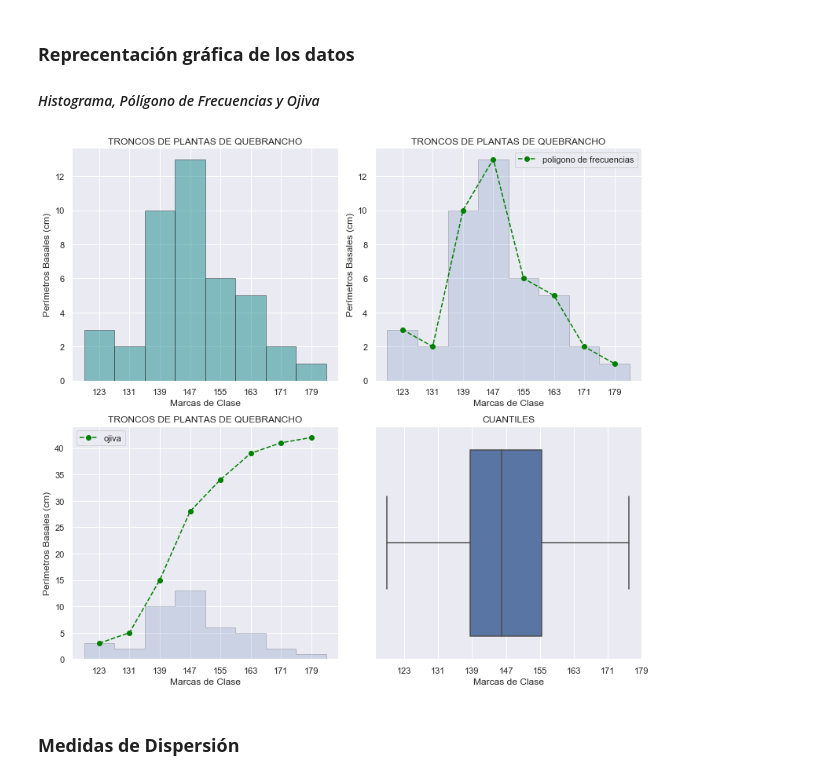
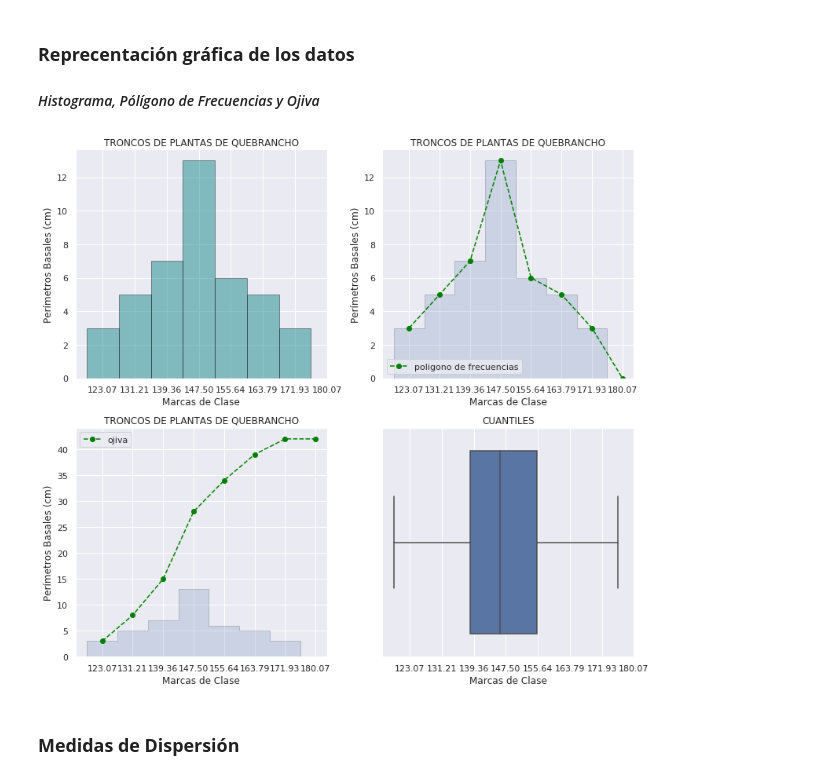
Before and after one commit to gisosdeb/ISP, a Jupyter notebook: statistic_unam/estadística_descriptiva/tareas/ejercicio_1.ipynb, the cells around one changed output. Saved outputs shown, nothing was run; the diff lists cells and outputs as text; code cells hidden in the pictures.

```diff
--- a/statistic_unam/estadística_descriptiva/tareas/ejercicio_1.ipynb
+++ b/statistic_unam/estadística_descriptiva/tareas/ejercicio_1.ipynb
@@ -37,7 +37,7 @@ Todas las medidas de posición son calculadas utilizando el objeto `np_datos` y
 listas = []
 datos=[]
 
-with open('data_monte_chaco.txt', newline='') as archivo:
+with open('data_ejercico_1.txt', newline='') as archivo:
     for linea in csv.reader(archivo):
         listas.append(linea)
 
@@ -129,15 +111,15 @@ Los intervalos son calculados mediante la función `intervalo` con los parámetr
 # Esta función recibe como parámetros (dato menor, dato mayor, amplitud) para calcular los intervalos de clase:
 def intervalo(start, stop, step):
     i=start
-    while i <= stop:
+    while round(i) <= stop:
         yield i
         i+=step
         yield i
 
 # Ejecución de la función "intervalo" y alojamiento de los resultado en una variable llamda "l_inter"
 l_inter=[]
-for i in intervalo(np_datos.min(), np_datos.max(),rests):
-    l_inter.append(i)
+for i in intervalo(sturges.min(), sturges.max(),round(a,3)):
+    l_inter.append(round(i,3))
 
 # Construcción de una tupla para cada intervalo y creación de una lista de listas "t_iter" que aloja a cada una de ellas:
 t_iter=np.array([i for i in zip(l_inter[::2],l_inter[1::2])]).tolist()
@@ -162,7 +144,7 @@ La tabla de frecuencias es elaborada con la ayuda de **_Numpy_**.
 # Las marcas de clase son igual al promedio, entre cada uno d los L.I. y L.S., para cada intervalo de clase. Es necesario la construcción de un arreglo
 # sobre la lista "t_iter" y la aplicación de la función "np.mean()" para calcular el promedio de cada uno de los intervalos:
 np_titer=np.array(t_iter)
-macl=[np.mean(x) for x in np_titer]
+macl=[round(np.mean(x),2) for x in np_titer]
 
 # Cálculo de las frecuecias absolutas "n".
 """"""
@@ -171,7 +153,7 @@ macl=[np.mean(x) for x in np_titer]
 def frecuencia(li, min, max):
     ctr = 0
     for x in li:
-        if min <= x < max:
+        if min <= x <= max:
             ctr += 1
     return ctr
 
@@ -230,25 +212,7 @@ fig = plt.figure(figsize=(11,10))
 
 ax1 = fig.add_subplot(221)
 
-def intervalo(start, stop, step):
-    i=start
-    while i <= stop:
-        i+=step
-        yield i
-
-# Ejecución de la función "intervalo" y alojamiento de los resultado en una variable llamda "l_inter"
-l_inter=[]
-for i in intervalo(np_datos.min(), np_datos.max(),rests):
-    l_inter.append(i)
-
-# Construimos los "bins" (marcas de clase) del histograma. Para ello es necesario agregar el dato menor y las marcas de clase en una sola lista de nombre "bins"
-# para que la función hist(), de matplotlib, pueda tomar como parámetro "bins" a estos datos.
-
-b1=[np_datos.min().tolist()]
-b2=[float(b) for b in l_inter]
-bins=b1+b2
-
-plt.hist(np_datos, bins=bins, histtype='bar', edgecolor='k',alpha=.45, color='teal')
+plt.hist(np_datos, bins=sturges, histtype='bar', edgecolor='k',alpha=.45, color='teal')
 plt.xticks(macl)
 plt.ylabel('Perímetros Basales (cm)')
 plt.xlabel('Marcas de Clase')
@@ -263,39 +227,39 @@ plt.plot(macl,frec_abs, color='green', marker='o', linestyle='dashed', )
 plt.xticks(macl)
 plt.ylabel('Frecuencia')
 plt.xlabel('Marcas de Clase')
-plt.hist(np_datos, bins=bins, histtype='stepfilled', edgecolor='k',alpha=0.2)
+plt.hist(np_datos, bins=sturges, histtype='stepfilled', edgecolor='k',alpha=0.2)
 plt.xticks(macl)
 plt.ylabel('Perímetros Basales (cm)')
 plt.xlabel('Marcas de Clase')
 plt.title('TRONCOS DE PLANTAS DE QUEBRANCHO')
 plt.legend(['poligono de frecuencias'])
 
 ax3 = fig.add_subplot(223)
 
 plt.plot(macl,frec_abs_ac, color='green', marker='o', linestyle='dashed', )
 plt.xticks(macl)
 plt.ylabel('Frecuencia')
 plt.xlabel('Marcas de Clase')
-plt.hist(np_datos, bins=bins, histtype='stepfilled', edgecolor='k',alpha=0.2)
+plt.hist(np_datos, bins=sturges, histtype='stepfilled', edgecolor='k',alpha=0.2)
 plt.xticks(macl)
 plt.ylabel('Perímetros Basales (cm)')
 plt.xlabel('Marcas de Clase')
 plt.title('TRONCOS DE PLANTAS DE QUEBRANCHO')
 plt.legend(['ojiva'])
 
 ax4 = fig.add_subplot(224)
 
 # QUANTILES:
 """"""
 q=sns.boxplot(np_datos)
 plt.xticks(macl)
 plt.title('CUANTILES')
 plt.xlabel('Marcas de Clase')
 
 
 fig.tight_layout()
 # %% [output]
-[figure, old version]
+[figure, new version]
 # %% [markdown]
 ### **Medidas de Dispersión**
 # %%
```
Also changed, not shown: parts of 8 cells of this notebook, 4 other files.
